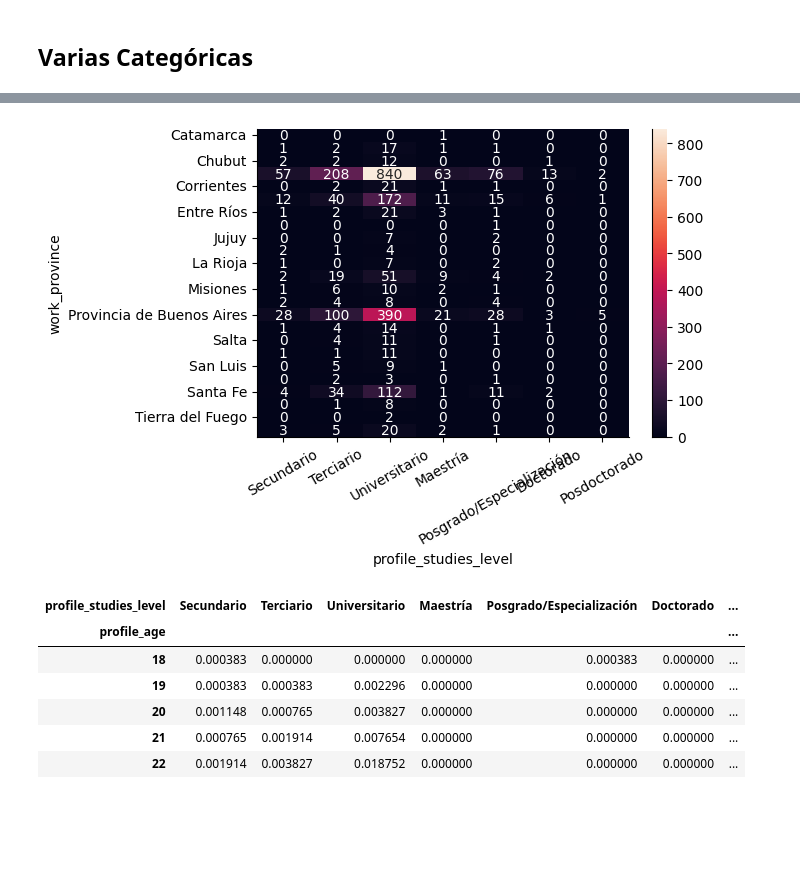
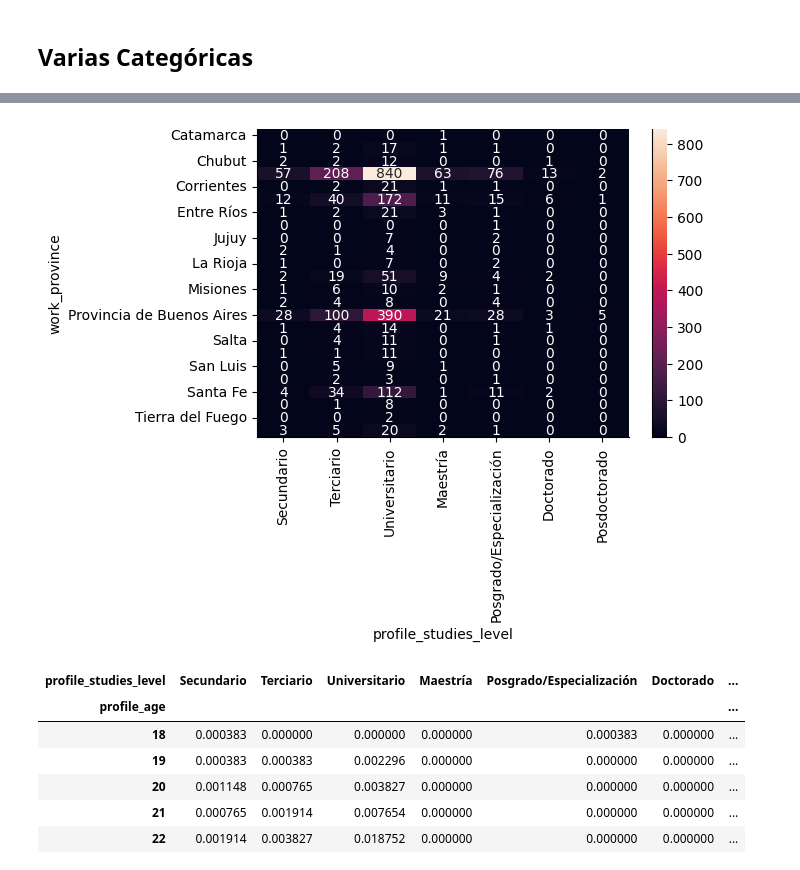
Before and after one commit to helcsnewsxd/data-analysis-visualization-subject, a Jupyter notebook: clases/03_Varias_Variables.ipynb, the cells around one changed output, grey strips where cells are left out. Cells and saved outputs as stored; diff of their text form; code cells hidden in the pictures; blank space fills up the shorter version.

```diff
--- a/clases/03_Varias_Variables.ipynb
+++ b/clases/03_Varias_Variables.ipynb
@@ -139,13 +152,13 @@ pd.crosstab(df.work_province, df.profile_studies_level)[sorted_studies_levels]#o
 # %%
 fig = plt.figure(figsize=(6,4))
 exp = pd.crosstab(df.work_province,
                   df.profile_studies_level)[sorted_studies_levels]
 seaborn.heatmap(exp, annot=True, fmt='g')
-plt.xticks(rotation=30)
+plt.xticks(rotation=90)
 plt.yticks(rotation=0)
 seaborn.despine()
 # %% [output]
-[figure, old version]
+[figure, new version]
 # %%
 ## Tabla de contingencia normalizada, la suma de los valores da 1, son proporciones, estima probabilidad
 pd.crosstab(df.profile_age, df.profile_studies_level, normalize=True)[sorted_studies_levels]
```
Also changed, not shown: parts of 10 cells of this notebook.
